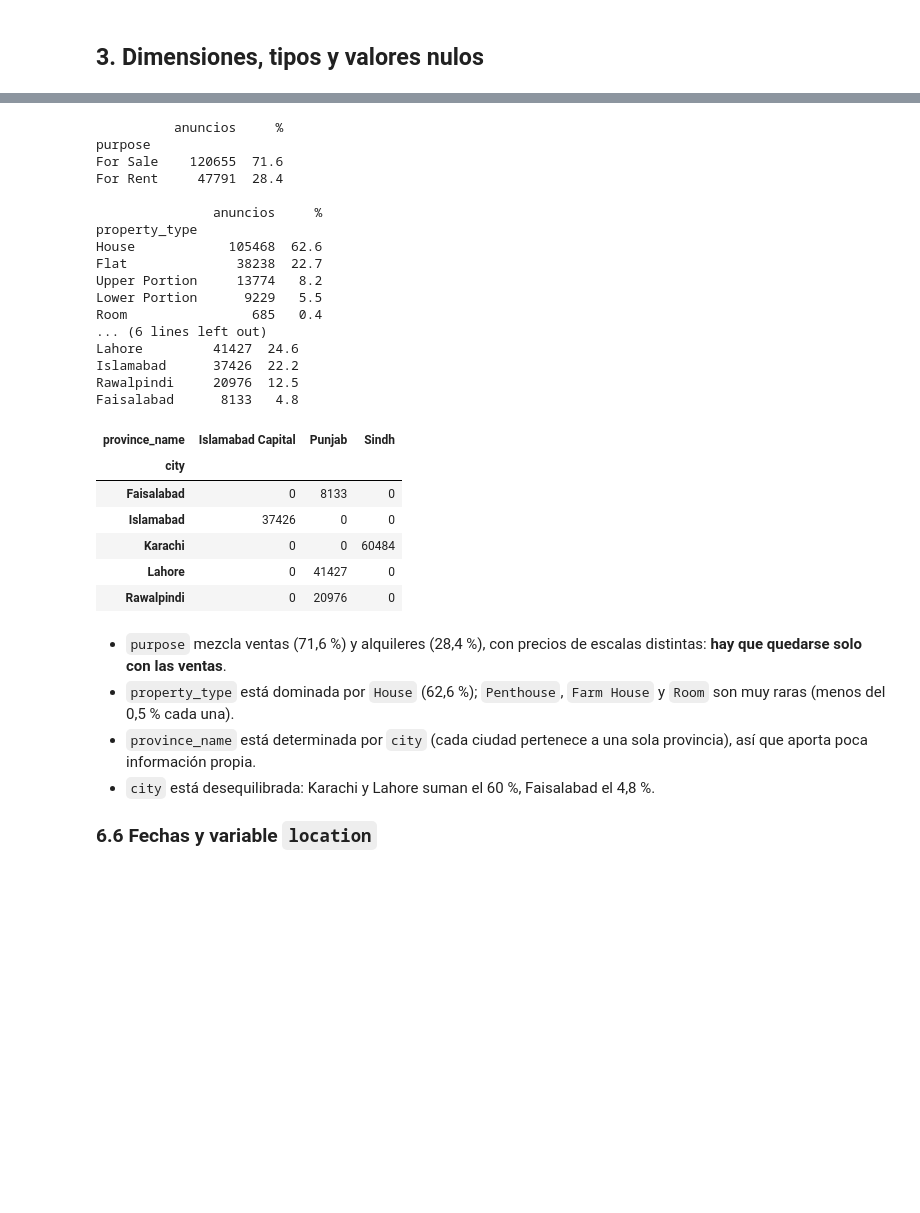
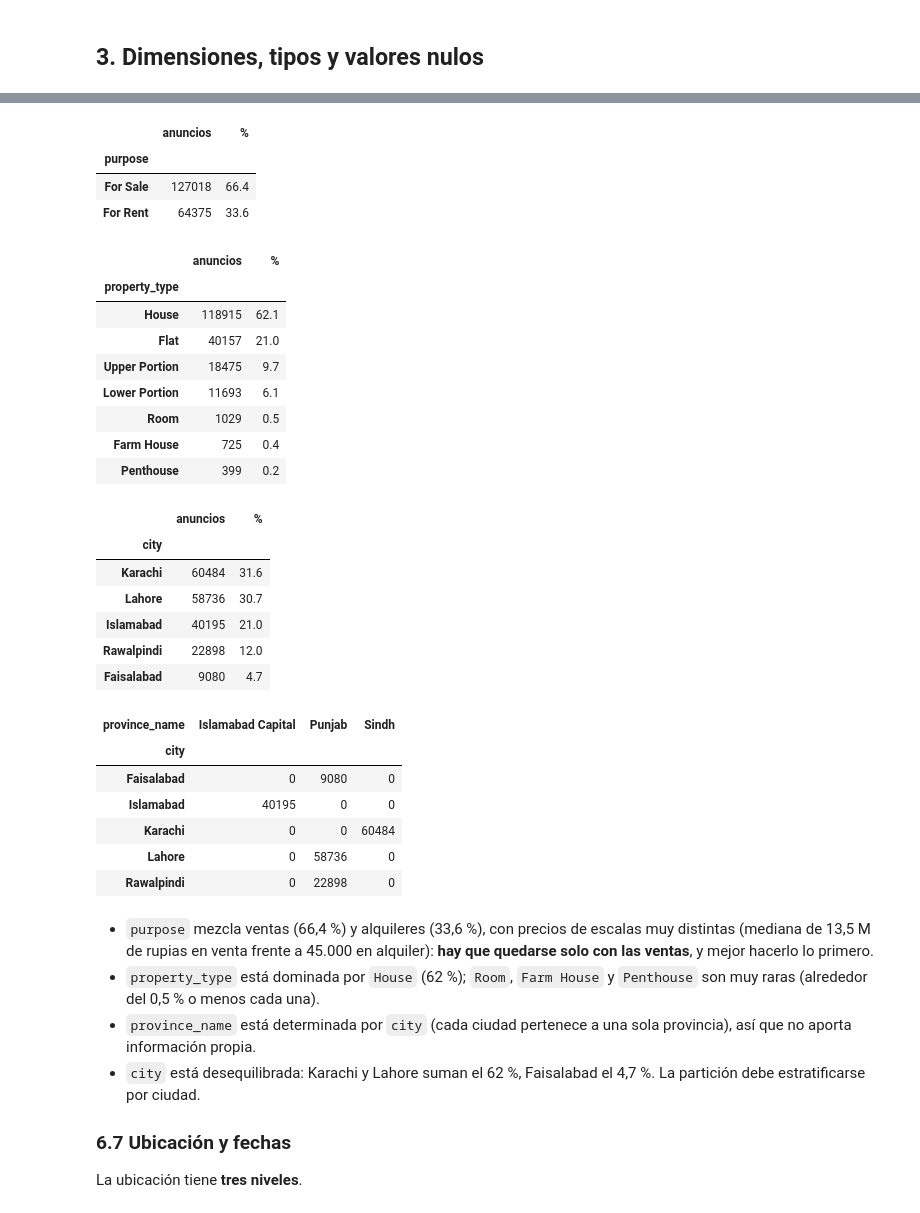
Before and after one commit to rmataixser/Practica-Machine-Learning, a Jupyter notebook: notebooks/data_information.ipynb, the cells around one changed output, grey strips where cells are left out. Saved outputs shown, nothing was run; the diff lists cells and outputs as text; code cells hidden in the pictures; blank space fills up the shorter version.

```diff
--- a/notebooks/data_information.ipynb
+++ b/notebooks/data_information.ipynb
@@ -13,2 +22,3 @@ import pandas as pd
 # %%
-df = pd.read_csv("../data/bronze/Entities.csv", index_col=0)
+df = pd.read_csv("../data/bronze/Property.csv", sep=";")
+df.shape
@@ -191,37 +291,44 @@ Hay valores imposibles en `baths`, `bedrooms` y `Total_Area`, y coordenadas fuer
 # %%
 for c in ["purpose", "property_type", "city"]:
-    print(df[c].value_counts().to_frame("anuncios").assign(**{"%": lambda d: (d["anuncios"] / len(df) * 100).round(1)}))
-    print()
+    tabla = df[c].value_counts().to_frame("anuncios")
+    tabla["%"] = (tabla["anuncios"] / len(df) * 100).round(1)
+    display(tabla)
+
 pd.crosstab(df["city"], df["province_name"])
 # %% [output]
-          anuncios     %
-purpose
-For Sale    120655  71.6
-For Rent     47791  28.4
-
-               anuncios     %
-property_type
-House            105468  62.6
-Flat              38238  22.7
-Upper Portion     13774   8.2
-Lower Portion      9229   5.5
-Room                685   0.4
-... (6 lines left out)
-Lahore         41427  24.6
-Islamabad      37426  22.2
-Rawalpindi     20976  12.5
-Faisalabad      8133   4.8
-| province_name | Islamabad Capital | Punjab | Sindh |
-| city |  |  |  |
-| Faisalabad | 0 | 8133 | 0 |
-| Islamabad | 37426 | 0 | 0 |
-| Karachi | 0 | 0 | 60484 |
-| Lahore | 0 | 41427 | 0 |
-| Rawalpindi | 0 | 20976 | 0 |
+|  | anuncios | % |
+| purpose |  |  |
+| For Sale | 127018 | 66.4 |
+| For Rent | 64375 | 33.6 |
+|  | anuncios | % |
+| property_type |  |  |
+| House | 118915 | 62.1 |
+| Flat | 40157 | 21.0 |
+| Upper Portion | 18475 | 9.7 |
+| Lower Portion | 11693 | 6.1 |
+| Room | 1029 | 0.5 |
+| Farm House | 725 | 0.4 |
+| Penthouse | 399 | 0.2 |
+|  | anuncios | % |
+| city |  |  |
+| Karachi | 60484 | 31.6 |
+| Lahore | 58736 | 30.7 |
+| Islamabad | 40195 | 21.0 |
+| Rawalpindi | 22898 | 12.0 |
+| Faisalabad | 9080 | 4.7 |
+| province_name | Islamabad Capital | Punjab | Sindh |
+| city |  |  |  |
+| Faisalabad | 0 | 9080 | 0 |
+| Islamabad | 40195 | 0 | 0 |
+| Karachi | 0 | 0 | 60484 |
+| Lahore | 0 | 58736 | 0 |
+| Rawalpindi | 0 | 22898 | 0 |
 # %% [markdown]
-- `purpose` mezcla ventas (71,6 %) y alquileres (28,4 %), con precios de escalas distintas: **hay que quedarse solo con las ventas**.
-- `property_type` está dominada por `House` (62,6 %); `Penthouse`, `Farm House` y `Room` son muy raras (menos del 0,5 % cada una).
-- `province_name` está determinada por `city` (cada ciudad pertenece a una sola provincia), así que aporta poca información propia.
-- `city` está desequilibrada: Karachi y Lahore suman el 60 %, Faisalabad el 4,8 %.
+- `purpose` mezcla ventas (66,4 %) y alquileres (33,6 %), con precios de escalas muy distintas (mediana de 13,5 M de rupias en venta frente a 45.000 en alquiler): **hay que quedarse solo con las ventas**, y mejor hacerlo lo primero.
+- `property_type` está dominada por `House` (62 %); `Room`, `Farm House` y `Penthouse` son muy raras (alrededor del 0,5 % o menos cada una).
+- `province_name` está determinada por `city` (cada ciudad pertenece a una sola provincia), así que no aporta información propia.
+- `city` está desequilibrada: Karachi y Lahore suman el 62 %, Faisalabad el 4,7 %. La partición debe estratificarse por ciudad.
 
-### 6.6 Fechas y variable `location`
+### 6.7 Ubicación y fechas
+
+La ubicación tiene **tres niveles**.
```
Also changed, not shown: parts of 33 cells of this notebook.
